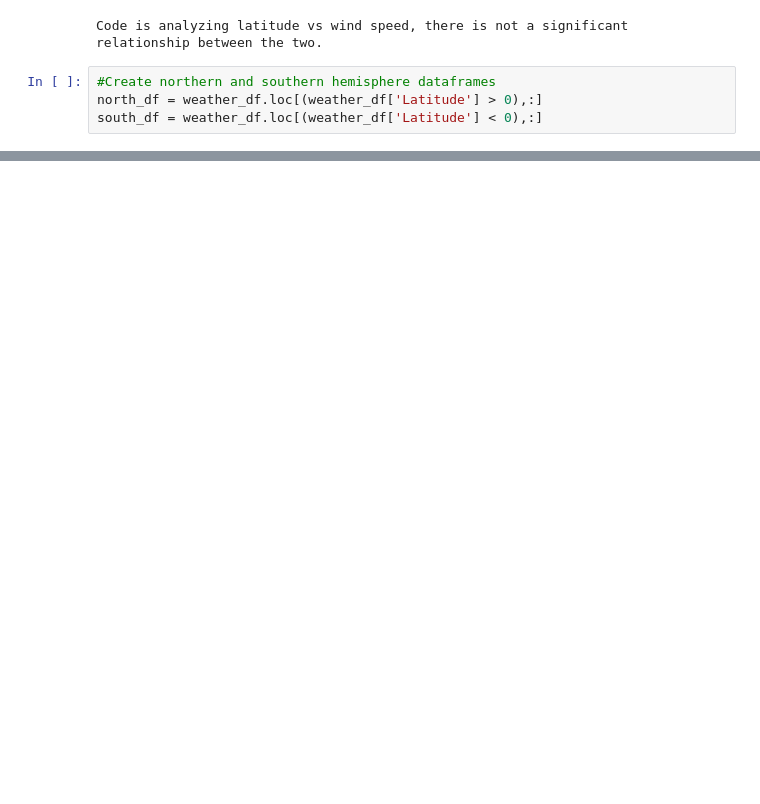
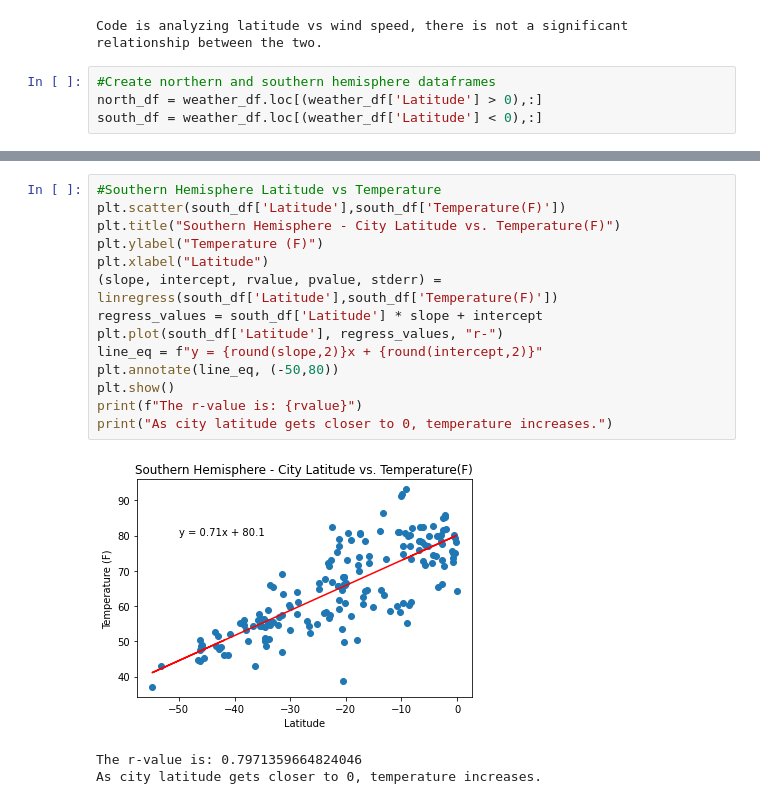
Before and after one commit to ericjbutton/python-api-challenge, a Jupyter notebook: WeatherPy/WeatherPy.ipynb, the cells around one changed output, grey strips where cells are left out. Drawn from its saved outputs; the diff is of its cells as text; blank space fills up the shorter version.

```diff
--- a/WeatherPy/WeatherPy.ipynb
+++ b/WeatherPy/WeatherPy.ipynb
@@ -162,0 +181,18 @@ south_df = weather_df.loc[(weather_df['Latitude'] < 0),:]
+# %%
+#Southern Hemisphere Latitude vs Temperature
+plt.scatter(south_df['Latitude'],south_df['Temperature(F)'])
+plt.title("Southern Hemisphere - City Latitude vs. Temperature(F)")
+plt.ylabel("Temperature (F)")
+plt.xlabel("Latitude")
+(slope, intercept, rvalue, pvalue, stderr) = linregress(south_df['Latitude'],south_df['Temperature(F)'])
+regress_values = south_df['Latitude'] * slope + intercept
+plt.plot(south_df['Latitude'], regress_values, "r-")
+line_eq = f"y = {round(slope,2)}x + {round(intercept,2)}"
+plt.annotate(line_eq, (-50,80))
+plt.show()
+print(f"The r-value is: {rvalue}")
+print("As city latitude gets closer to 0, temperature increases.")
+# %% [output]
+[figure, added]
+The r-value is: 0.7971359664824046
+As city latitude gets closer to 0, temperature increases.
```
Also changed, not shown: parts of 14 cells of this notebook.
